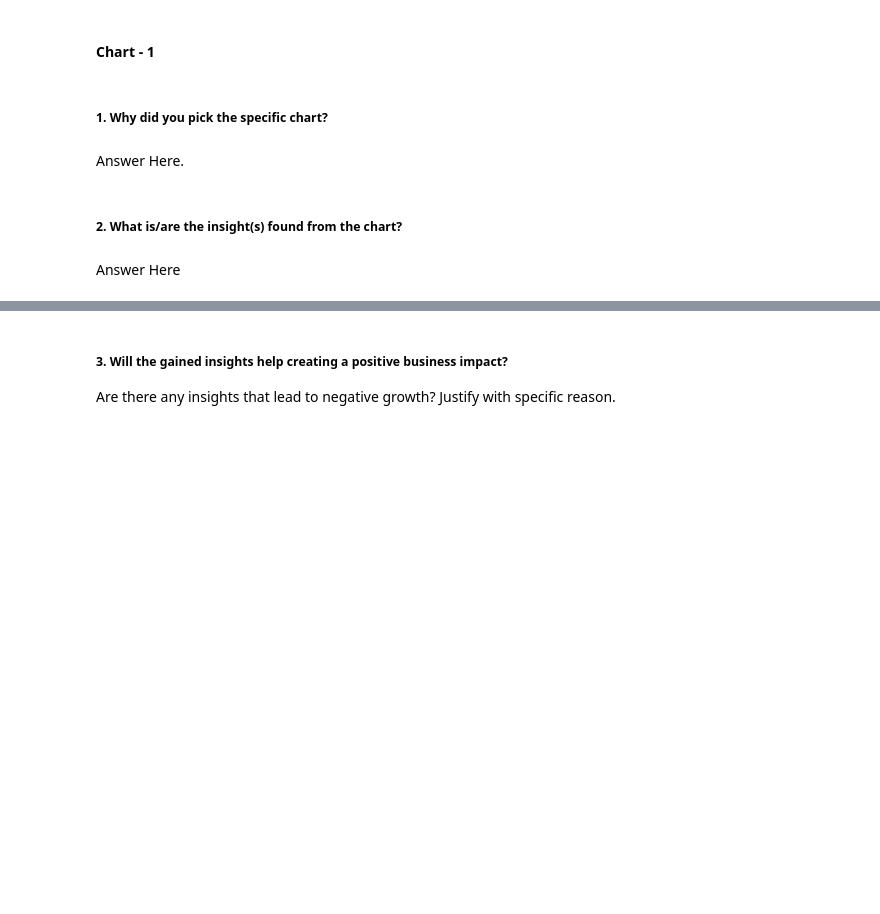
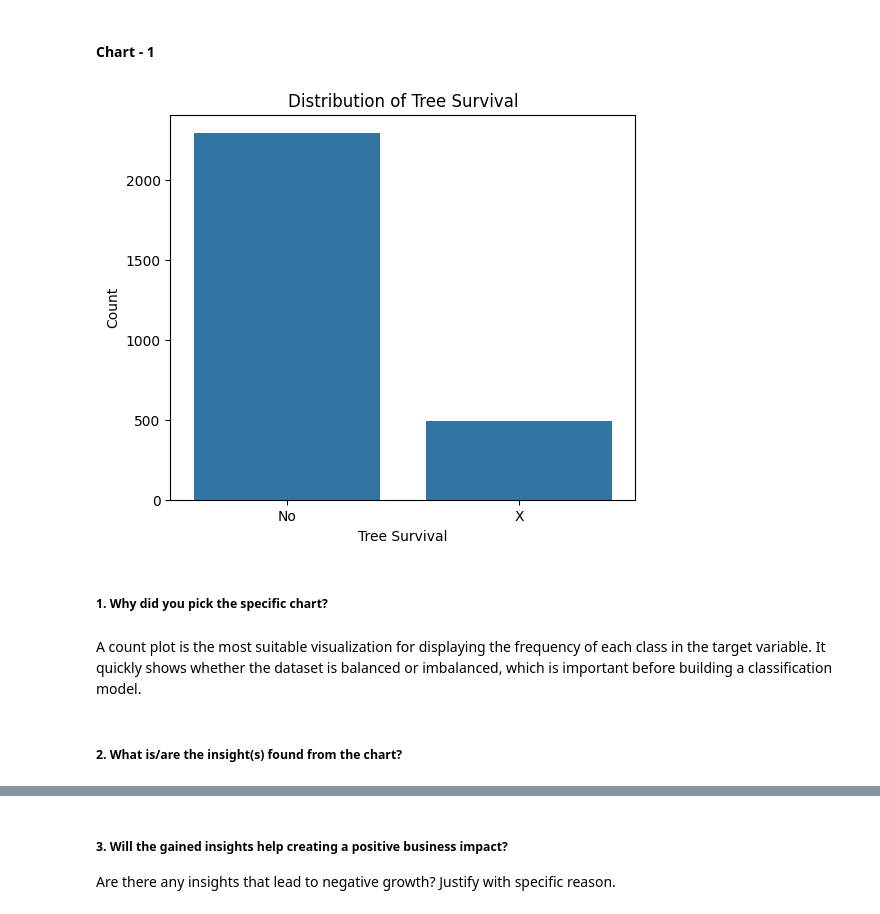
Before and after one commit to SEnvironment/AIML_Winnovation_2026_Classification_Project, a Jupyter notebook: Alok_Tree_Survival_Prediction_Classification_Project.ipynb, the cells around one changed output, grey strips where cells are left out. Drawn from its saved outputs; the diff is of its cells as text; code cells hidden in the pictures; blank space fills up the shorter version.

Commit message:
done till Visualisation

```diff
--- a/Alok_Tree_Survival_Prediction_Classification_Project.ipynb
+++ b/Alok_Tree_Survival_Prediction_Classification_Project.ipynb
@@ -319,8 +317,15 @@ ts['EMF']= ts['EMF'].fillna(ts['EMF'].mode()[0])
+# %%
+plt.figure(figsize=(6,5))
+sns.countplot(x='Alive', data=ts)
+plt.title('Distribution of Tree Survival')
+plt.xlabel('Tree Survival')
+plt.ylabel('Count')
+plt.show()
+# %% [output]
+[figure, added]
 # %% [markdown]
 ##### 1. Why did you pick the specific chart?
-# %% [markdown]
-Answer Here.
+# %% [markdown]
+A count plot is the most suitable visualization for displaying the frequency of each class in the target variable. It quickly shows whether the dataset is balanced or imbalanced, which is important before building a classification model.
 # %% [markdown]
 ##### 2. What is/are the insight(s) found from the chart?
-# %% [markdown]
-Answer Here
```
Also changed, not shown: parts of 112 cells of this notebook.
